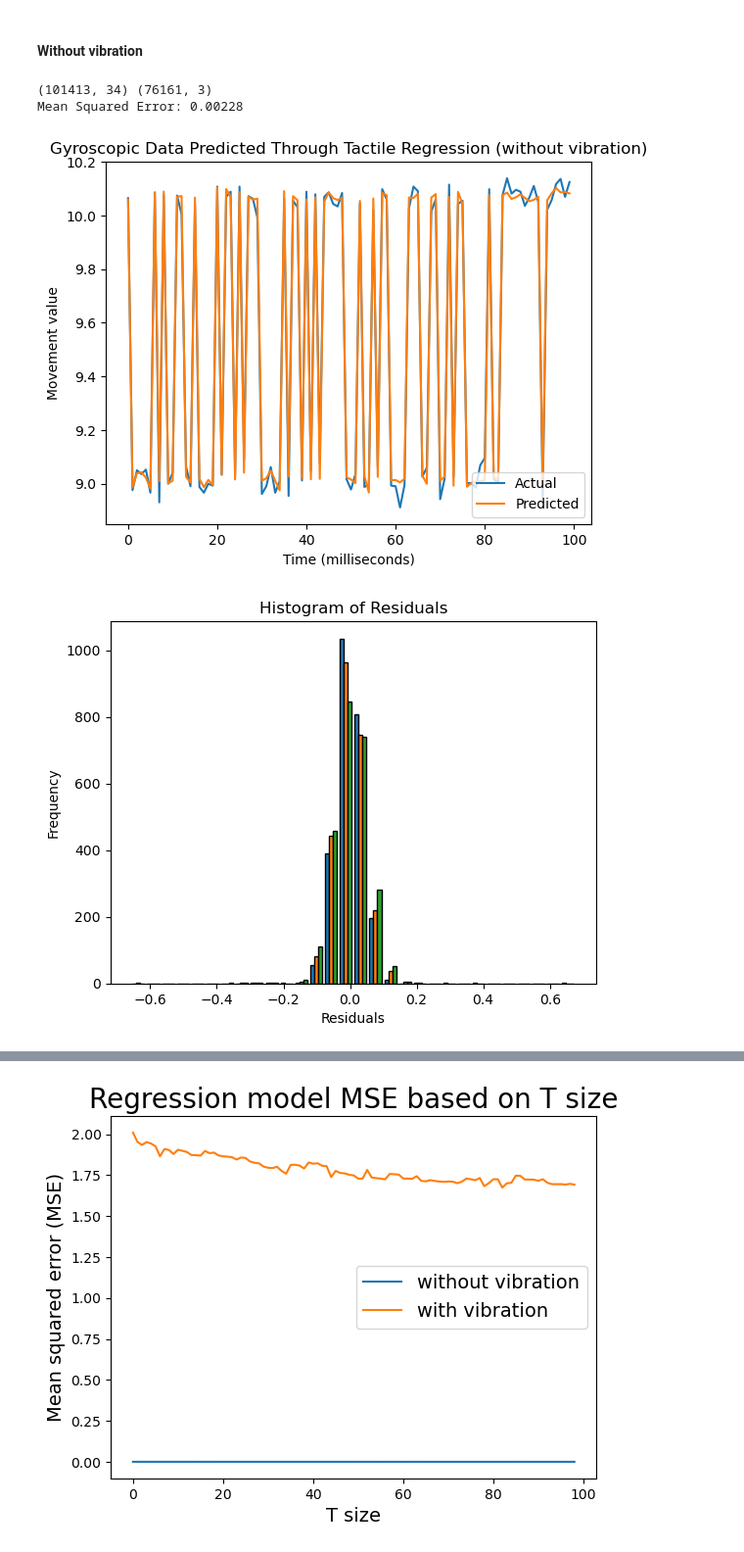
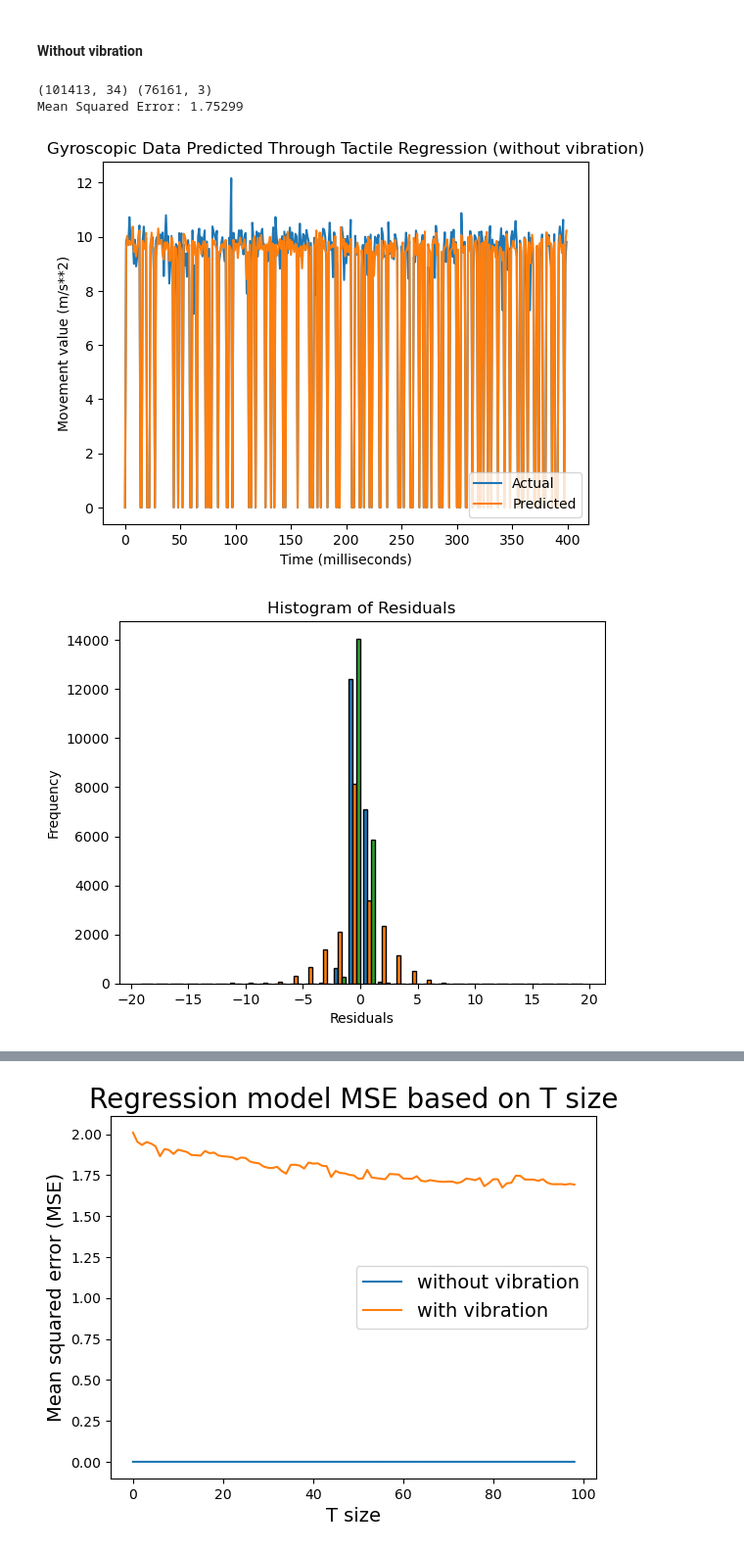
Before and after one commit to shepai/TactileSensor, a Jupyter notebook: Code/Data collection/robot/excel.ipynb, the cells around one changed output, grey strips where cells are left out. Shown at 98% size. Drawn from its saved outputs; the diff is of its cells as text; code cells hidden in the pictures.

Commit message:
neural network test

```diff
--- a/Code/Data collection/robot/excel.ipynb
+++ b/Code/Data collection/robot/excel.ipynb
@@ -334,8 +339,11 @@ plt.show()
 #### Without vibration
 # %%
 X,y=genDataSet(False,True,servos=1)
-X_train, X_test, Y_train, Y_test = train_test_split(X_, y_, test_size=0.2, random_state=42) #_norm for better plot
-
+X_,y_=gen_temporal_data(X,y,60)
+X_train, X_test, Y_train, Y_test = train_test_split(X_,y_, test_size=0.2, random_state=42) #_norm for better plot
+start = 0
+end = 400
+axis = 1
 # Create a Ridge Regression model
 alpha = 1.0  # Ridge regularization parameter (adjust as needed)
 ridge_model = Ridge(alpha=alpha)
@@ -350,36 +358,36 @@ Y_pred = ridge_model.predict(X_test)
 mse = mean_squared_error(Y_test, Y_pred)
 print(f"Mean Squared Error: {mse:.5f}")
 
 Y_pred = ridge_model.predict(X_train)
 plt.plot(Y_train[:,0][start:end],label="Actual")
 plt.plot(Y_pred[:,0][start:end],label="Predicted")
 
 plt.title("Gyroscopic Data Predicted Through Tactile Regression (without vibration)")
 plt.ylabel("Movement value (m/s**2)")
 plt.xlabel("Time (milliseconds)")
 plt.legend(loc="lower right")
 plt.show()
 
 
 pred=ridge_model.predict(X_test)
 
 #make label for slope interval
 
 # Assuming 'actual_values' and 'predicted_values' are your actual and predicted tilt values
 # Calculate the residuals
 residuals = Y_test - pred
 
 # Create a histogram of residuals
 plt.hist(residuals, bins=30, edgecolor='black')  # You can adjust the number of bins as needed
 plt.title('Histogram of Residuals')
 plt.xlabel('Residuals')
 plt.ylabel('Frequency')
 plt.show()
 # %% [output]
 (101413, 34) (76161, 3)
-Mean Squared Error: 0.00228
+Mean Squared Error: 1.75299
-[figure, old version]
+[figure, new version]
-[figure, old version]
+[figure, new version]
 # %%
 losses_b=[]
 t=time.time()
```
Also changed, not shown: parts of 7 cells of this notebook.
